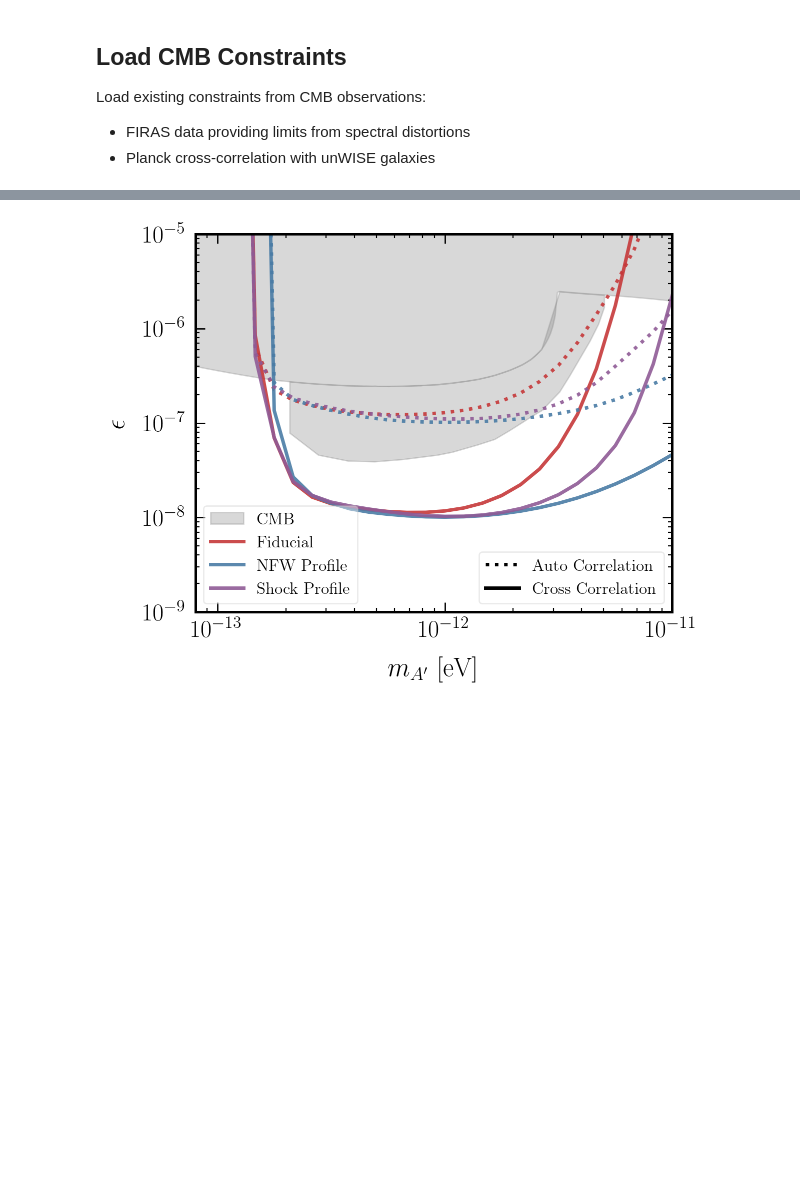
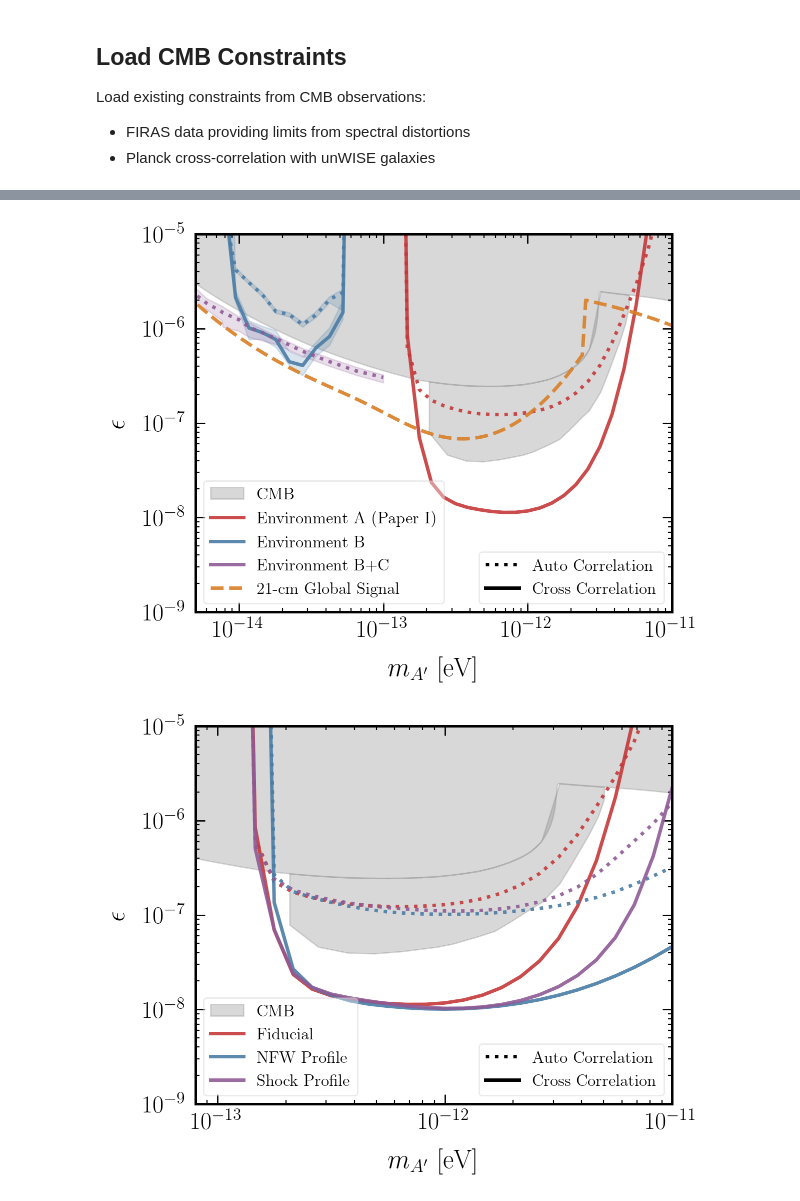
Before and after one commit to bakerem/dark_photons_radio_sky, a Jupyter notebook: notebooks_for_paper/Limits.ipynb, the cells around one changed output, grey strips where cells are left out. Saved outputs shown, nothing was run; the diff lists cells and outputs as text; code cells hidden in the pictures; blank space fills up the shorter version.

```diff
--- a/notebooks_for_paper/Limits.ipynb
+++ b/notebooks_for_paper/Limits.ipynb
@@ -136,3 +136,47 @@ plt.savefig("plots/prl_forecast_limits.pdf", bbox_inches='tight',)
+# %%
+#plots the same thing by different labels
+plt.fill_between(m_A_FIRAS, lim_FIRAS, 1e-3, color="grey", alpha=0.3, label="CMB")
+plt.fill_between(planck_lims[0,:],
+                    planck_lims[1,:],
+                    interp1d(m_A_FIRAS, lim_FIRAS)(planck_lims[0,:]),
+                    where=planck_lims[1,:]<= interp1d(m_A_FIRAS, lim_FIRAS)(planck_lims[0,:]),
+                    color="grey",
+                    alpha=0.3,)
+
+plt.plot(model_A[:,0], model_A[:, 1], ls=":", color=cols_default[0])
+plt.plot(model_A[:,0], model_A[:, 2], label="Environment A (Paper I)", color=cols_default[0])
+
+plot_band(model_B_mA, model_B, auto=True,  color=cols_default[1],)
+plot_band(model_B_mA, model_B, auto=False, color=cols_default[1], label=r"Environment B")
+
+plot_band(model_BC_mA, model_BC, auto=True,color=cols_default[3],)
+plt.plot([0,1],[0,1],linestyle='-', label=r"Environment B+C", color=cols_default[3]) # for the legend
+
+
+plt.plot(global_signal_lims[:,0], global_signal_lims[:, 1], label="21-cm Global Signal", linestyle="--", color=cols_default[4])
+
+
+# just for the legend
+auto_line = Line2D([0,1],[0,1],linestyle=':', color='k')
+cross_line = Line2D([0,1],[0,1],linestyle='-', color='k')
+legend2 = plt.legend([auto_line, cross_line], ['Auto Correlation', 'Cross Correlation'], fontsize=12, loc="lower right", frameon=True)
+plt.gca().add_artist(legend2)
+legend1 = plt.legend(fontsize=12, loc="lower left", frameon=False) # loc='center left', bbox_to_anchor=(1, 0.5))
+
+
+plt.ylim(1e-9, 1e-5)
+plt.xlim(0.5e-14, 1e-11)
+
+plt.xlabel(r"$m_{A'}$ [eV]")
+plt.ylabel(r"$\epsilon$")
+
+plt.xscale("log")
+plt.yscale("log")
+# plt.title("SKA")
+
+plt.savefig("plots/prd_forecast_limits_revised_envA.pdf", bbox_inches='tight',)
+# %% [output]
+[figure, added]
 # %%
 #plot CMB Limits
 plt.fill_between(m_A_FIRAS, lim_FIRAS, 1e-3, color="grey", alpha=0.3, label="CMB")
```
Also changed, not shown: parts of 2 cells of this notebook.
